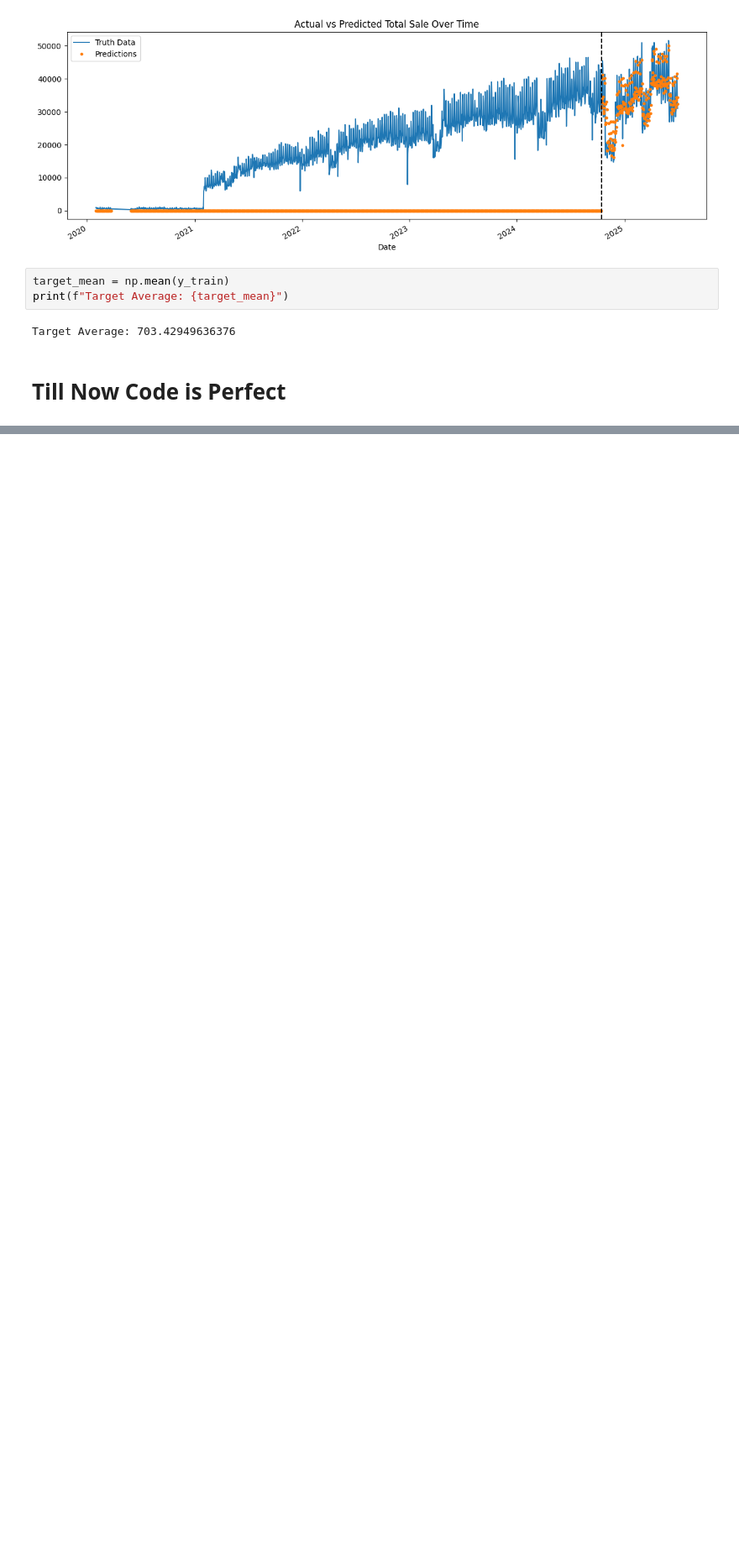
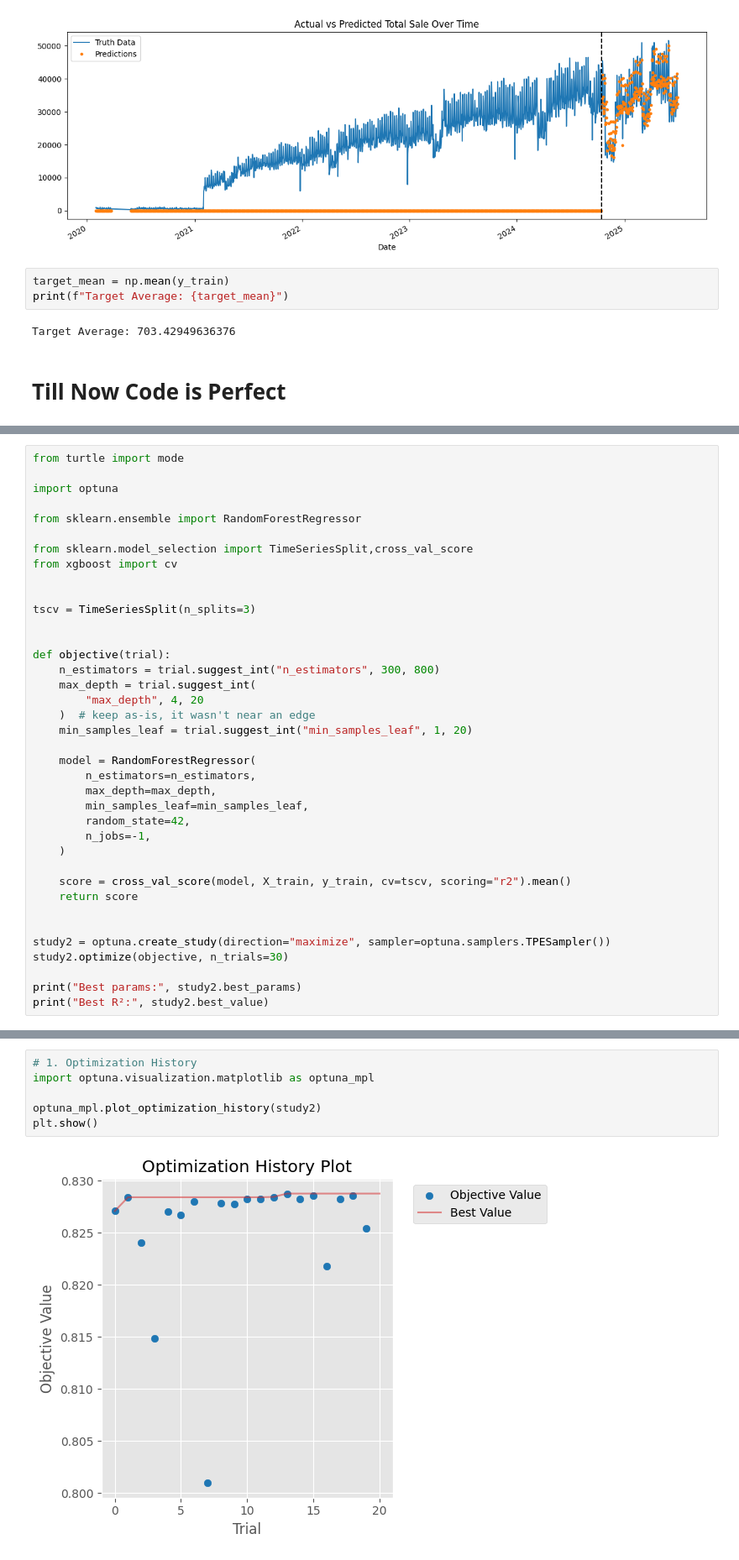
Before and after one commit to farmanali11/core-ai-learning, a Jupyter notebook: 03-classical-ml/03-final-capstone-project/ex.ipynb, the cells around one changed output, grey strips where cells are left out. Shown at 84% size. Cells and saved outputs as stored; diff of their text form; blank space fills up the shorter version.

Commit message:
Completed the given assignment by today now our model is production ready

```diff
--- a/03-classical-ml/03-final-capstone-project/ex.ipynb
+++ b/03-classical-ml/03-final-capstone-project/ex.ipynb
@@ -231,0 +295,38 @@ Target Average: 703.42949636376
+# %%
+from turtle import mode
+
+import optuna
+
+from sklearn.ensemble import RandomForestRegressor
+
+from sklearn.model_selection import TimeSeriesSplit,cross_val_score
+from xgboost import cv
+
+
+tscv = TimeSeriesSplit(n_splits=3)
+
+
+def objective(trial):
+    n_estimators = trial.suggest_int("n_estimators", 300, 800)
+    max_depth = trial.suggest_int(
+        "max_depth", 4, 20
+    )  # keep as-is, it wasn't near an edge
+    min_samples_leaf = trial.suggest_int("min_samples_leaf", 1, 20)
+
+    model = RandomForestRegressor(
+        n_estimators=n_estimators,
+        max_depth=max_depth,
+        min_samples_leaf=min_samples_leaf,
+        random_state=42,
+        n_jobs=-1,
+    )
+
+    score = cross_val_score(model, X_train, y_train, cv=tscv, scoring="r2").mean()
+    return score
+
+
+study2 = optuna.create_study(direction="maximize", sampler=optuna.samplers.TPESampler())
+study2.optimize(objective, n_trials=30)
+
+print("Best params:", study2.best_params)
+print("Best R²:", study2.best_value)
@@ -231,0 +399,8 @@ Target Average: 703.42949636376
+# %%
+# 1. Optimization History
+import optuna.visualization.matplotlib as optuna_mpl
+
+optuna_mpl.plot_optimization_history(study2)
+plt.show()
+# %% [output]
+[figure, added]
```
Also changed, not shown: parts of 18 cells of this notebook, 13 other files.
